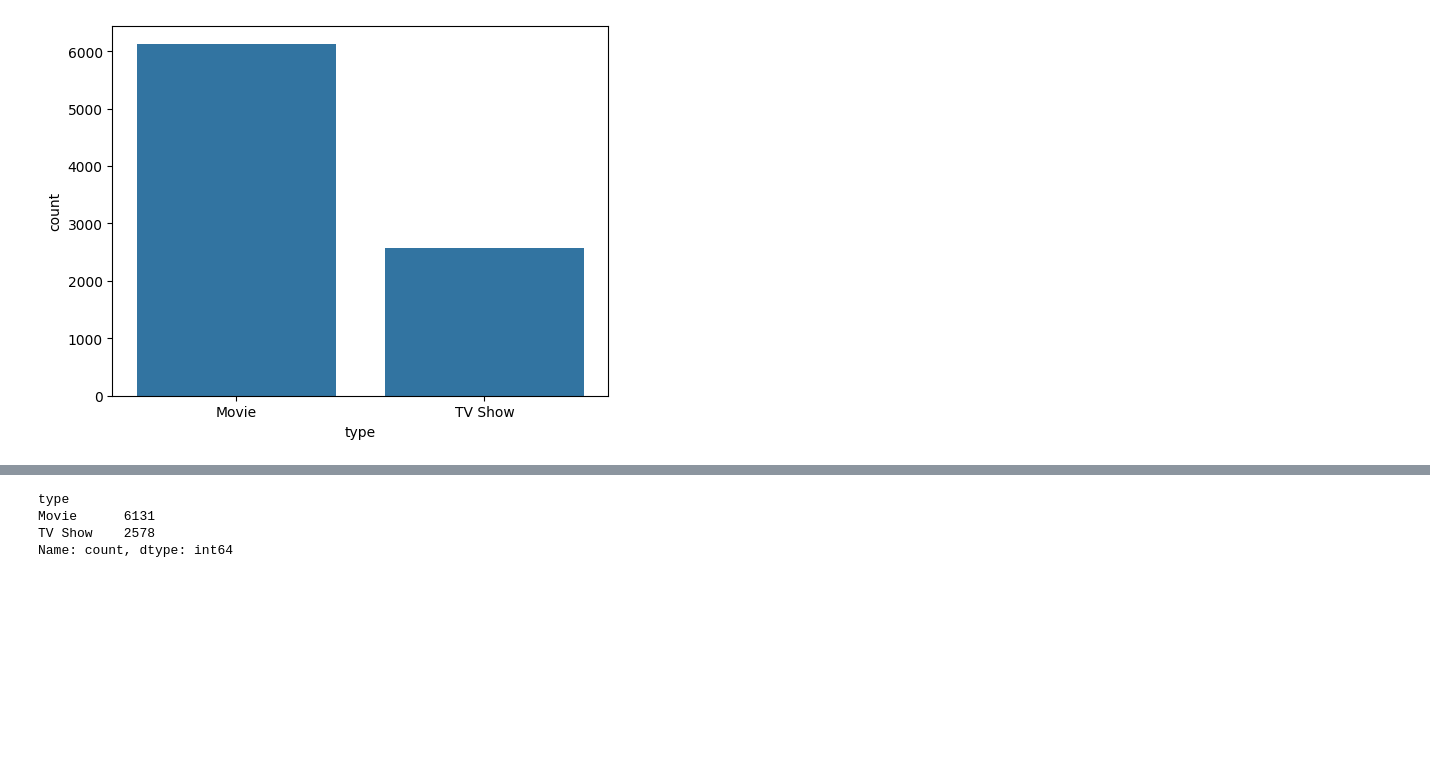
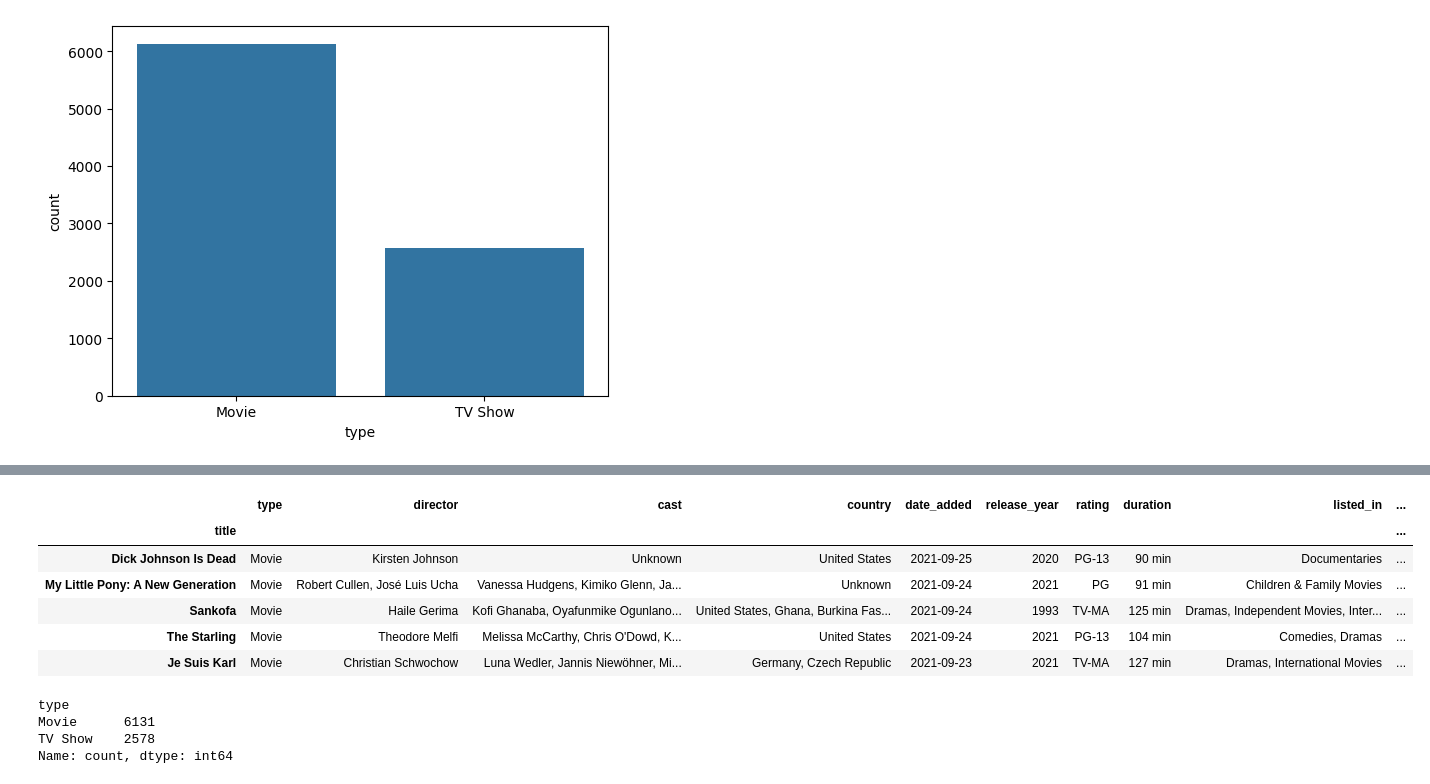
Before and after one commit to mendozaasiel1895/netflix-data-analysis, a Jupyter notebook: notebooks/netflix_anaylsis.ipynb, the cells around one changed output, grey strips where cells are left out. Drawn from its saved outputs; the diff is of its cells as text; code cells hidden in the pictures; blank space fills up the shorter version.

```diff
--- a/notebooks/netflix_anaylsis.ipynb
+++ b/notebooks/netflix_anaylsis.ipynb
@@ -62 +77,13 @@ df.head()
+# %%
+# Preview of Movies(title as index)
+df_tv = df[df['type'] == 'Movie'].set_index("title")
+df_tv.head()
+# %% [output]
+|  | type | director | cast | country | date_added | release_year | rating | duration | listed_in | ... |
+| title |  |  |  |  |  |  |  |  |  | ... |
+| Dick Johnson Is Dead | Movie | Kirsten Johnson | Unknown | United States | 2021-09-25 | 2020 | PG-13 | 90 min | Documentaries | ... |
+| My Little Pony: A New Generation | Movie | Robert Cullen, José Luis Ucha | Vanessa Hudgens, Kimiko Glenn, Ja... | Unknown | 2021-09-24 | 2021 | PG | 91 min | Children & Family Movies | ... |
+| Sankofa | Movie | Haile Gerima | Kofi Ghanaba, Oyafunmike Ogunlano... | United States, Ghana, Burkina Fas... | 2021-09-24 | 1993 | TV-MA | 125 min | Dramas, Independent Movies, Inter... | ... |
+| The Starling | Movie | Theodore Melfi | Melissa McCarthy, Chris O'Dowd, K... | United States | 2021-09-24 | 2021 | PG-13 | 104 min | Comedies, Dramas | ... |
+| Je Suis Karl | Movie | Christian Schwochow | Luna Wedler, Jannis Niewöhner, Mi... | Germany, Czech Republic | 2021-09-23 | 2021 | TV-MA | 127 min | Dramas, International Movies | ... |
 # %%
```
Also changed, not shown: parts of 6 cells of this notebook, 1 other file.
